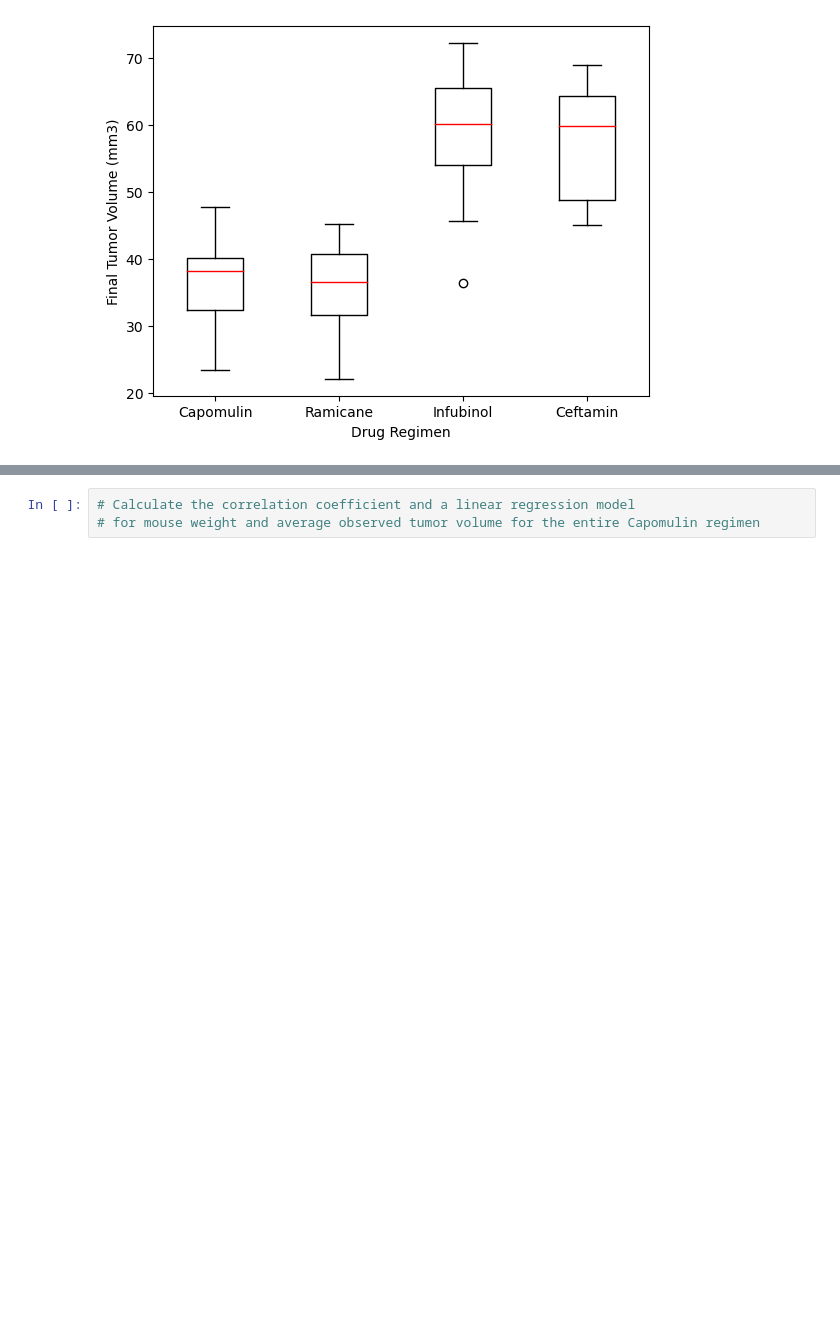
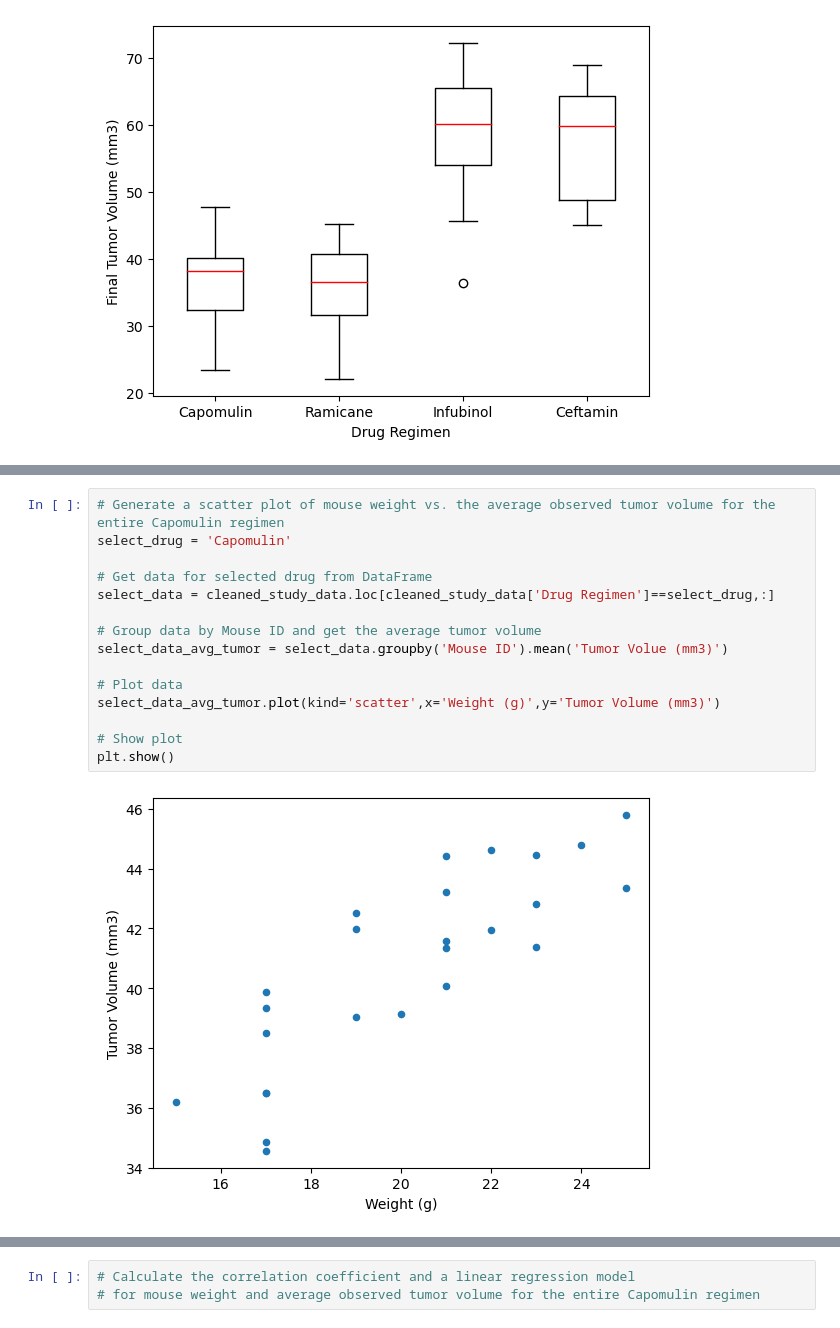
Before and after one commit to benoitchamot/pymaceuticals, a Jupyter notebook: report/report.ipynb, the cells around one changed output, grey strips where cells are left out. Drawn from its saved outputs; the diff is of its cells as text; blank space fills up the shorter version.

```diff
--- a/report/report.ipynb
+++ b/report/report.ipynb
@@ -323 +344,18 @@ memory usage: 928.0 bytes
+# %%
+# Generate a scatter plot of mouse weight vs. the average observed tumor volume for the entire Capomulin regimen
+select_drug = 'Capomulin'
+
+# Get data for selected drug from DataFrame
+select_data = cleaned_study_data.loc[cleaned_study_data['Drug Regimen']==select_drug,:]
+
+# Group data by Mouse ID and get the average tumor volume
+select_data_avg_tumor = select_data.groupby('Mouse ID').mean('Tumor Volue (mm3)')
+
+# Plot data
+select_data_avg_tumor.plot(kind='scatter',x='Weight (g)',y='Tumor Volume (mm3)')
+
+# Show plot
+plt.show()
+# %% [output]
+[figure, added]
 # %% [markdown]
```
Also changed, not shown: parts of 7 cells of this notebook.
